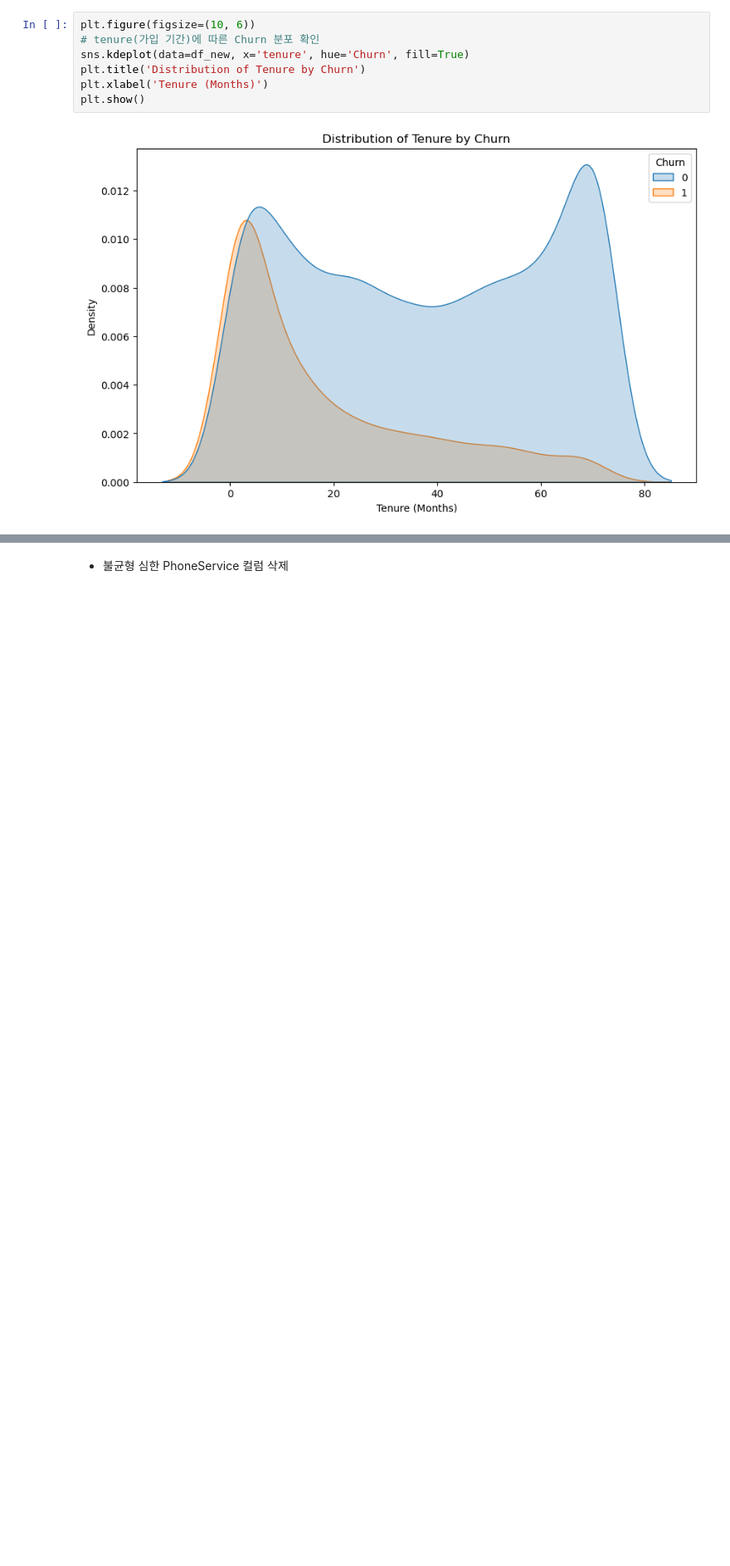
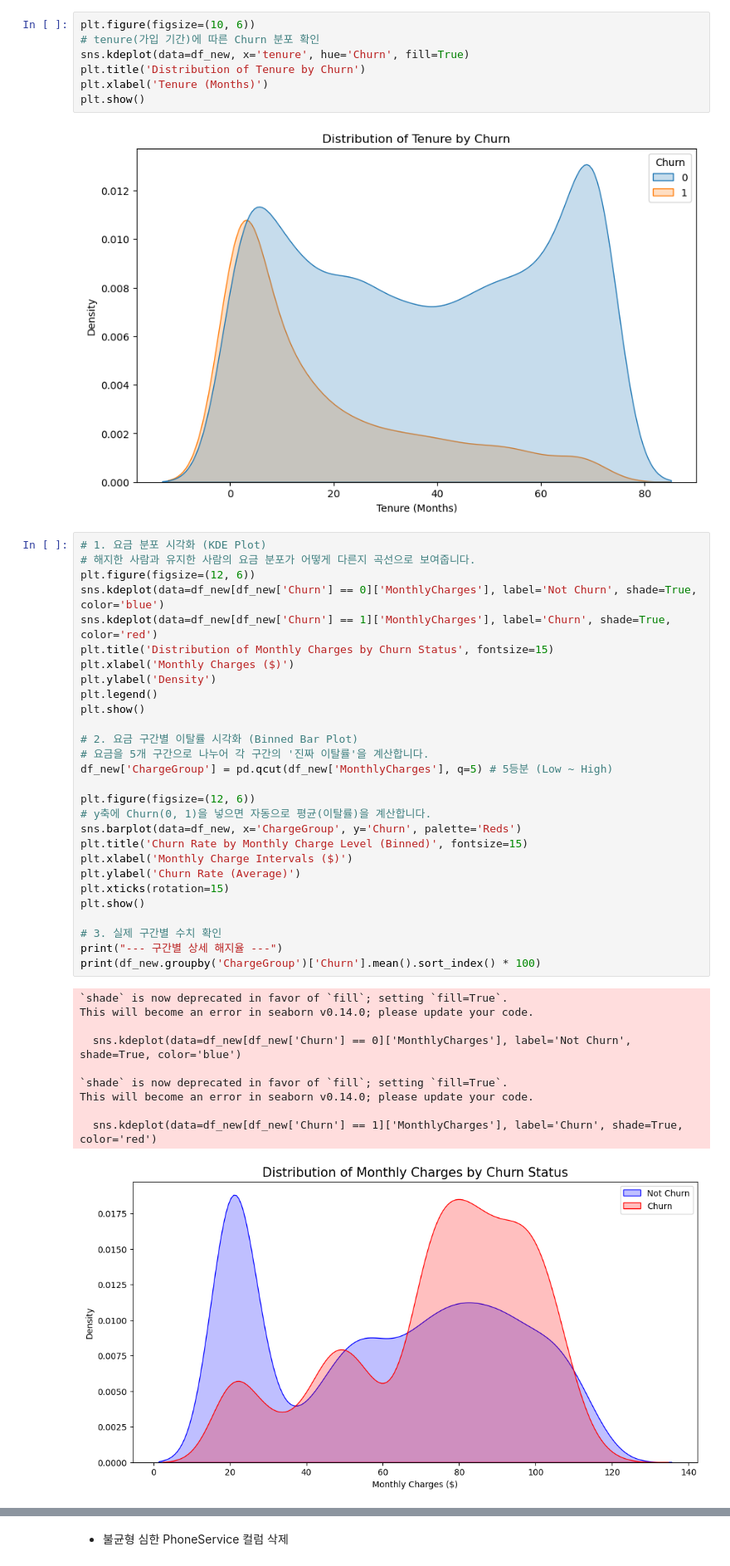
Before and after one commit to jjuuu999/hipython, a Jupyter notebook: 45_파이썬데이터분석_실습_통신사고객이탈_배포.ipynb, the cells around one changed output, grey strips where cells are left out. Shown at 83% size. Cells and saved outputs as stored; diff of their text form; blank space fills up the shorter version.

```diff
--- a/45_파이썬데이터분석_실습_통신사고객이탈_배포.ipynb
+++ b/45_파이썬데이터분석_실습_통신사고객이탈_배포.ipynb
@@ -1047,3 +1047,42 @@ plt.xlabel('Tenure (Months)')
 plt.show()
 # %% [output]
 [figure]
+# %%
+# 1. 요금 분포 시각화 (KDE Plot)
+# 해지한 사람과 유지한 사람의 요금 분포가 어떻게 다른지 곡선으로 보여줍니다.
+plt.figure(figsize=(12, 6))
+sns.kdeplot(data=df_new[df_new['Churn'] == 0]['MonthlyCharges'], label='Not Churn', shade=True, color='blue')
+sns.kdeplot(data=df_new[df_new['Churn'] == 1]['MonthlyCharges'], label='Churn', shade=True, color='red')
+plt.title('Distribution of Monthly Charges by Churn Status', fontsize=15)
+plt.xlabel('Monthly Charges ($)')
+plt.ylabel('Density')
+plt.legend()
+plt.show()
+
+# 2. 요금 구간별 이탈률 시각화 (Binned Bar Plot)
+# 요금을 5개 구간으로 나누어 각 구간의 '진짜 이탈률'을 계산합니다.
+df_new['ChargeGroup'] = pd.qcut(df_new['MonthlyCharges'], q=5) # 5등분 (Low ~ High)
+
+plt.figure(figsize=(12, 6))
+# y축에 Churn(0, 1)을 넣으면 자동으로 평균(이탈률)을 계산합니다.
+sns.barplot(data=df_new, x='ChargeGroup', y='Churn', palette='Reds')
+plt.title('Churn Rate by Monthly Charge Level (Binned)', fontsize=15)
+plt.xlabel('Monthly Charge Intervals ($)')
+plt.ylabel('Churn Rate (Average)')
+plt.xticks(rotation=15)
+plt.show()
+
+# 3. 실제 구간별 수치 확인
+print("--- 구간별 상세 해지율 ---")
+print(df_new.groupby('ChargeGroup')['Churn'].mean().sort_index() * 100)
+# %% [output]
+`shade` is now deprecated in favor of `fill`; setting `fill=True`.
+This will become an error in seaborn v0.14.0; please update your code.
+
+  sns.kdeplot(data=df_new[df_new['Churn'] == 0]['MonthlyCharges'], label='Not Churn', shade=True, color='blue')
+
+`shade` is now deprecated in favor of `fill`; setting `fill=True`.
+This will become an error in seaborn v0.14.0; please update your code.
+
+  sns.kdeplot(data=df_new[df_new['Churn'] == 1]['MonthlyCharges'], label='Churn', shade=True, color='red')
+[figure, added]
```
Also changed, not shown: parts of 1 cell of this notebook.
